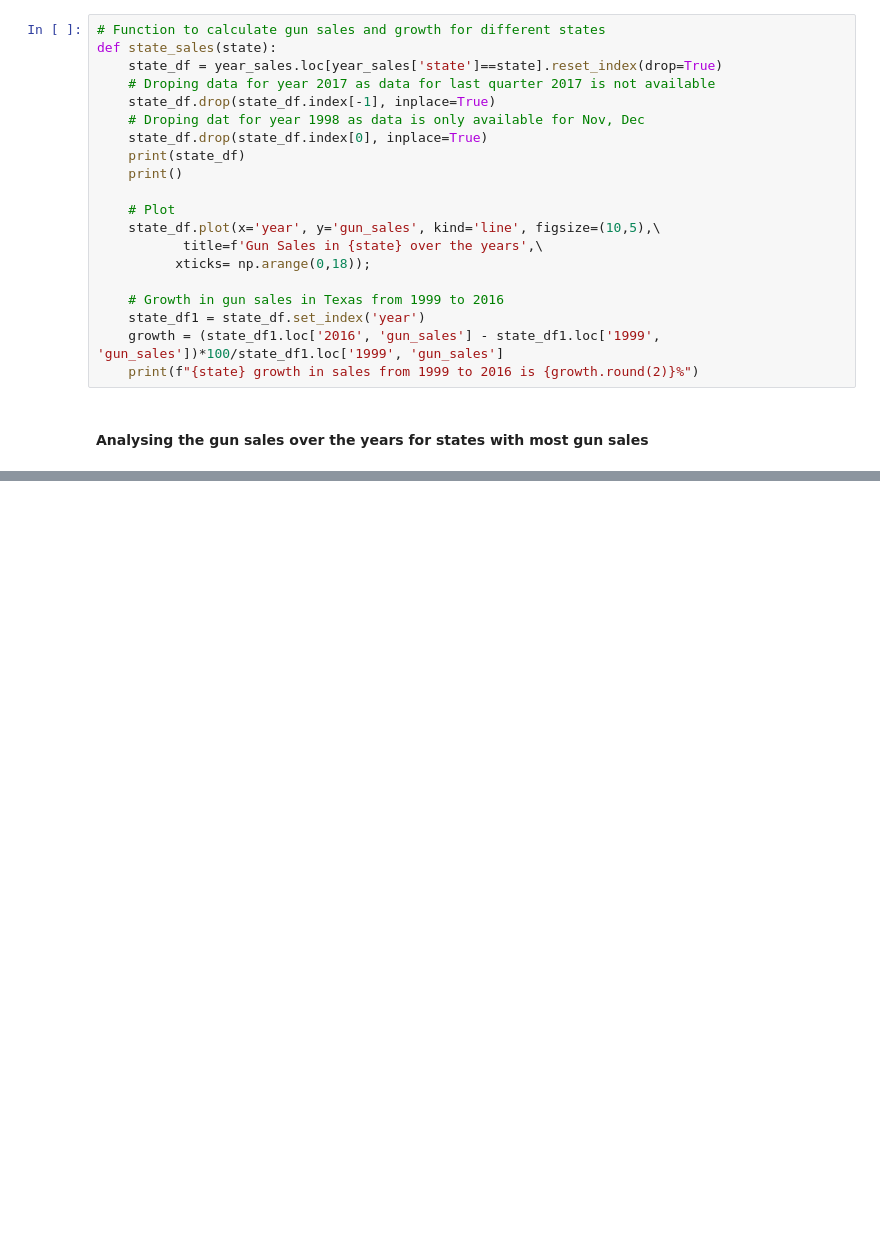
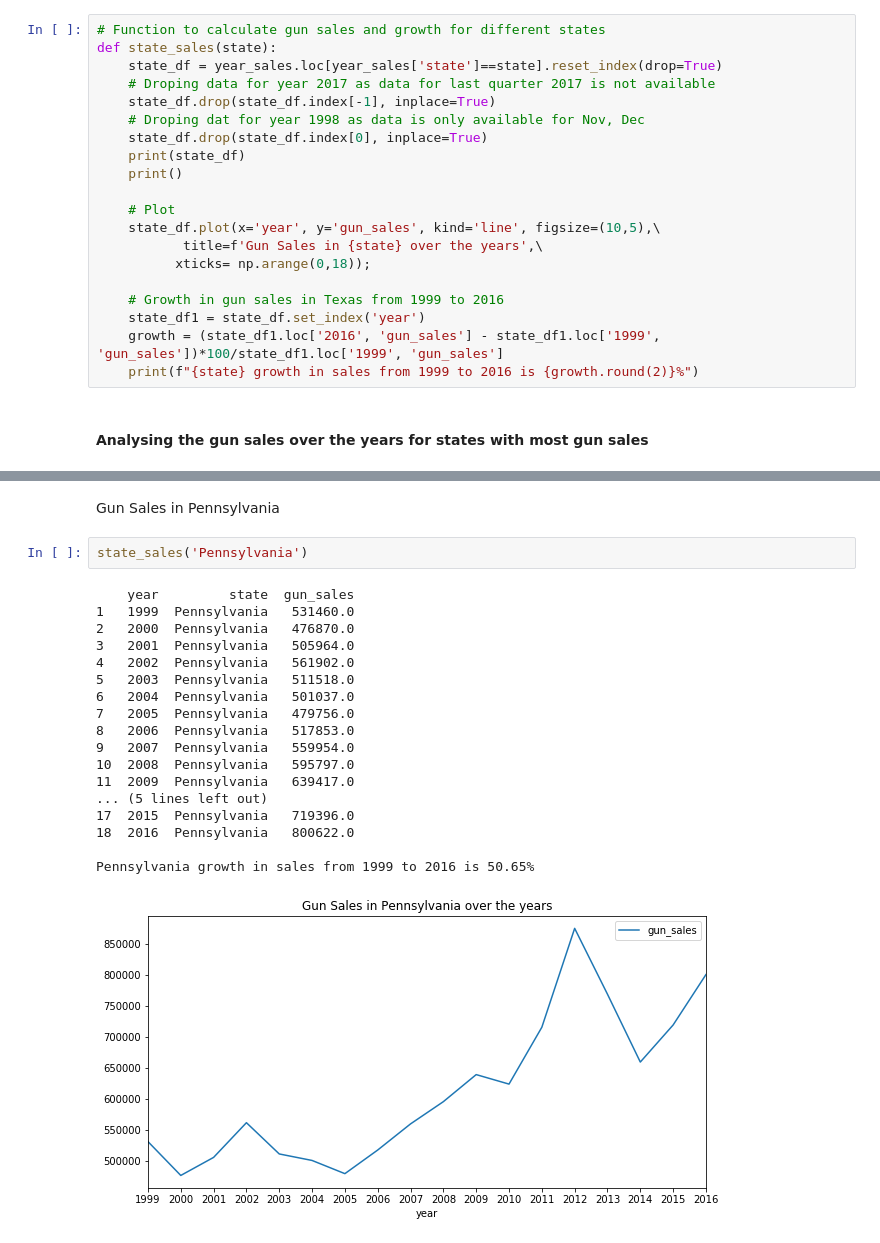
Before and after one commit to Aastha-Arora/investigate-FBI-Gun-Data, a Jupyter notebook: Data Analysis-FBI NICS data.ipynb, the cells around one changed output, grey strips where cells are left out. Cells and saved outputs as stored; diff of their text form; blank space fills up the shorter version.

```diff
--- a/Data Analysis-FBI NICS data.ipynb
+++ b/Data Analysis-FBI NICS data.ipynb
@@ -515,0 +571,23 @@ def state_sales(state):
+# %% [markdown]
+Gun Sales in Pennsylvania
+# %%
+state_sales('Pennsylvania')
+# %% [output]
+    year         state  gun_sales
+1   1999  Pennsylvania   531460.0
+2   2000  Pennsylvania   476870.0
+3   2001  Pennsylvania   505964.0
+4   2002  Pennsylvania   561902.0
+5   2003  Pennsylvania   511518.0
+6   2004  Pennsylvania   501037.0
+7   2005  Pennsylvania   479756.0
+8   2006  Pennsylvania   517853.0
+9   2007  Pennsylvania   559954.0
+10  2008  Pennsylvania   595797.0
+11  2009  Pennsylvania   639417.0
+... (5 lines left out)
+17  2015  Pennsylvania   719396.0
+18  2016  Pennsylvania   800622.0
+
+Pennsylvania growth in sales from 1999 to 2016 is 50.65%
+[figure, added]
```
Also changed, not shown: parts of 21 cells of this notebook.
